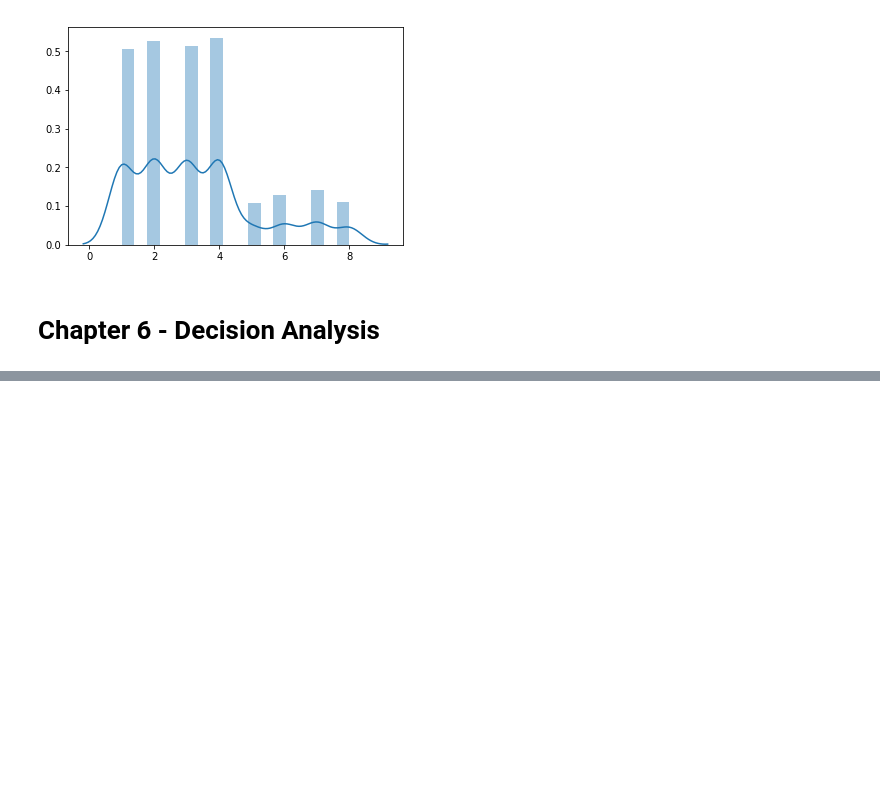
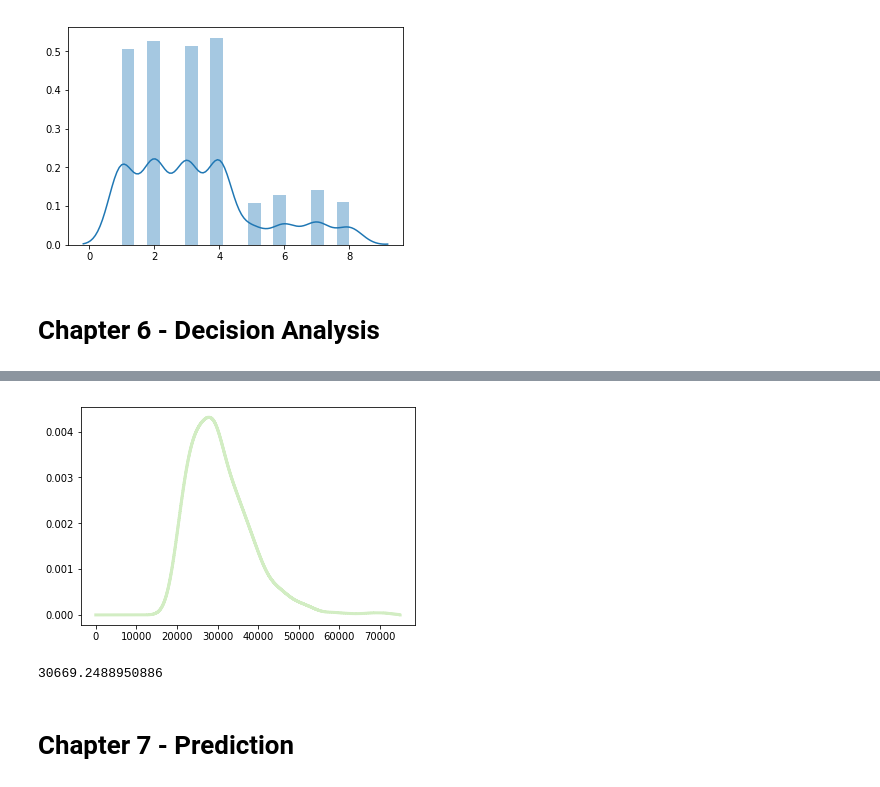
Before and after one commit to tblanarik/ThinkBayesPractice, a Jupyter notebook: ThinkBayesPractice.ipynb, the cells around one changed output, grey strips where cells are left out. Cells and saved outputs as stored; diff of their text form; code cells hidden in the pictures; blank space fills up the shorter version.

Commit message:
chapter 7

```diff
--- a/ThinkBayesPractice.ipynb
+++ b/ThinkBayesPractice.ipynb
@@ -142,0 +174,8 @@ sns.distplot(d_values)
+# %%
+pdf = thinkbayes.EstimatedPdf(pirList)
+# %%
+pmf = pdf.MakePmf(np.linspace(0, 75000, 1001))
+# %%
+thinkplot.Pmf(pmf)
+# %% [output]
+[figure, added]
@@ -142,0 +184,6 @@ sns.distplot(d_values)
+# %%
+pmf.Mean()
+# %% [output]
+30669.2488950886
+# %% [markdown]
+# Chapter 7 - Prediction
```
Also changed, not shown: parts of 29 cells of this notebook.
